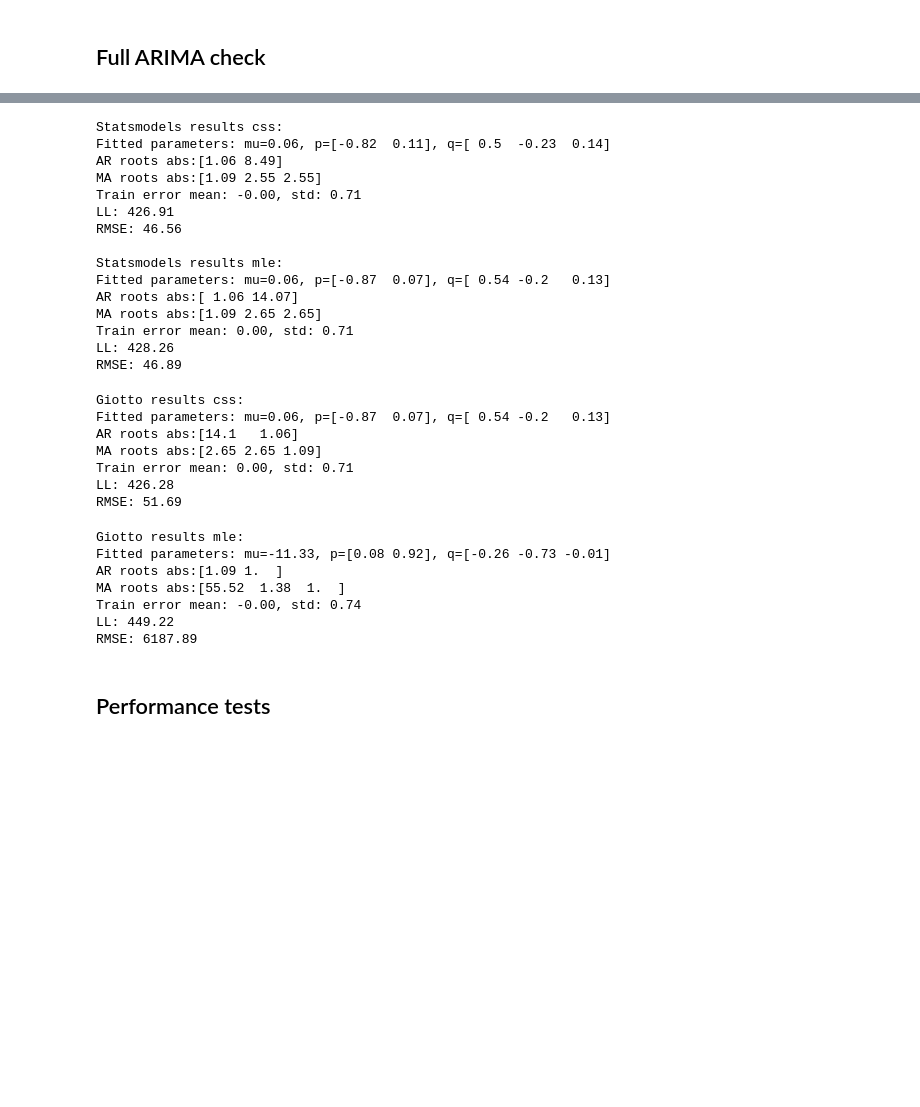
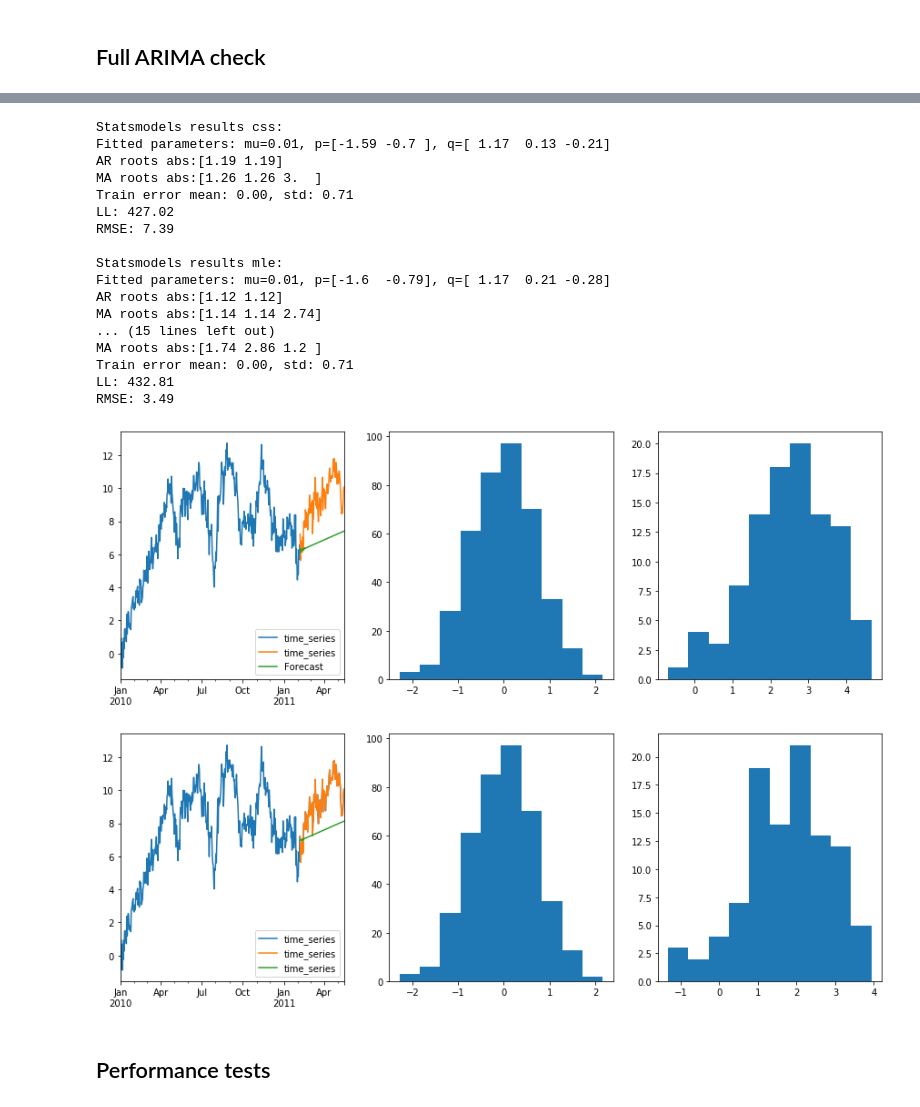
Before and after one commit to Sburyachenko/giotto-time, a Jupyter notebook: examples/arima-tests.ipynb, the cells around one changed output, grey strips where cells are left out. Drawn from its saved outputs; the diff is of its cells as text; code cells hidden in the pictures; blank space fills up the shorter version.

```diff
--- a/examples/arima-tests.ipynb
+++ b/examples/arima-tests.ipynb
@@ -373,39 +346,30 @@ RMSE: 1863387196268472958976.00
 # %%
 df = df_arima
-run_sm(df, 100, (2, 1, 3), 'css', plot=False);
-run_sm(df, 100, (2, 1, 3), 'mle', plot=False);
-run_giotto_arima(df, 100, (2, 1, 3), 'css', plot=False);
-run_giotto_arima(df, 100, (2, 1, 3), 'mle', plot=False);
+order = (2, 1, 3)
+run_sm(df, 100, order, 'css', plot=True);
+run_sm(df, 100, order, 'mle', plot=False);
+run_giotto_arima(df, 100, order, 'css', plot=True);
+run_giotto_arima(df, 100, order, 'mle', plot=False);
 # %% [output]
 Statsmodels results css:
-Fitted parameters: mu=0.06, p=[-0.82  0.11], q=[ 0.5  -0.23  0.14]
-AR roots abs:[1.06 8.49]
-MA roots abs:[1.09 2.55 2.55]
-Train error mean: -0.00, std: 0.71
-LL: 426.91
-RMSE: 46.56
+Fitted parameters: mu=0.01, p=[-1.59 -0.7 ], q=[ 1.17  0.13 -0.21]
+AR roots abs:[1.19 1.19]
+MA roots abs:[1.26 1.26 3.  ]
+Train error mean: 0.00, std: 0.71
+LL: 427.02
+RMSE: 7.39
 
 Statsmodels results mle:
-Fitted parameters: mu=0.06, p=[-0.87  0.07], q=[ 0.54 -0.2   0.13]
-AR roots abs:[ 1.06 14.07]
-MA roots abs:[1.09 2.65 2.65]
+Fitted parameters: mu=0.01, p=[-1.6  -0.79], q=[ 1.17  0.21 -0.28]
+AR roots abs:[1.12 1.12]
+MA roots abs:[1.14 1.14 2.74]
+... (15 lines left out)
+MA roots abs:[1.74 2.86 1.2 ]
 Train error mean: 0.00, std: 0.71
-LL: 428.26
-RMSE: 46.89
+LL: 432.81
+RMSE: 3.49
-Giotto results css:
-Fitted parameters: mu=0.06, p=[-0.87  0.07], q=[ 0.54 -0.2   0.13]
-AR roots abs:[14.1   1.06]
-MA roots abs:[2.65 2.65 1.09]
-Train error mean: 0.00, std: 0.71
-LL: 426.28
-RMSE: 51.69
-Giotto results mle:
-Fitted parameters: mu=-11.33, p=[0.08 0.92], q=[-0.26 -0.73 -0.01]
-AR roots abs:[1.09 1.  ]
-MA roots abs:[55.52  1.38  1.  ]
-Train error mean: -0.00, std: 0.74
-LL: 449.22
-RMSE: 6187.89
+[figure, added]
+[figure, added]
 # %% [markdown]
 ## Performance tests
 # %%
```
Also changed, not shown: parts of 27 cells of this notebook.
